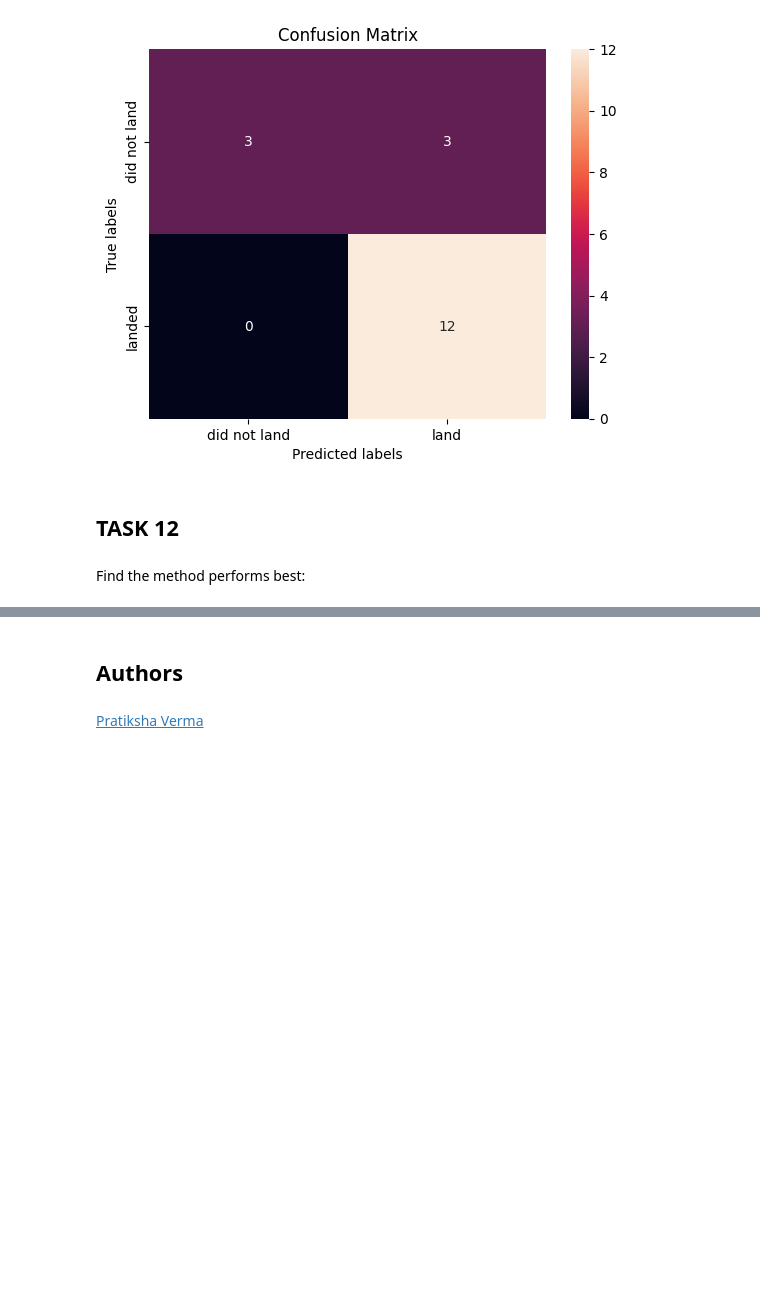
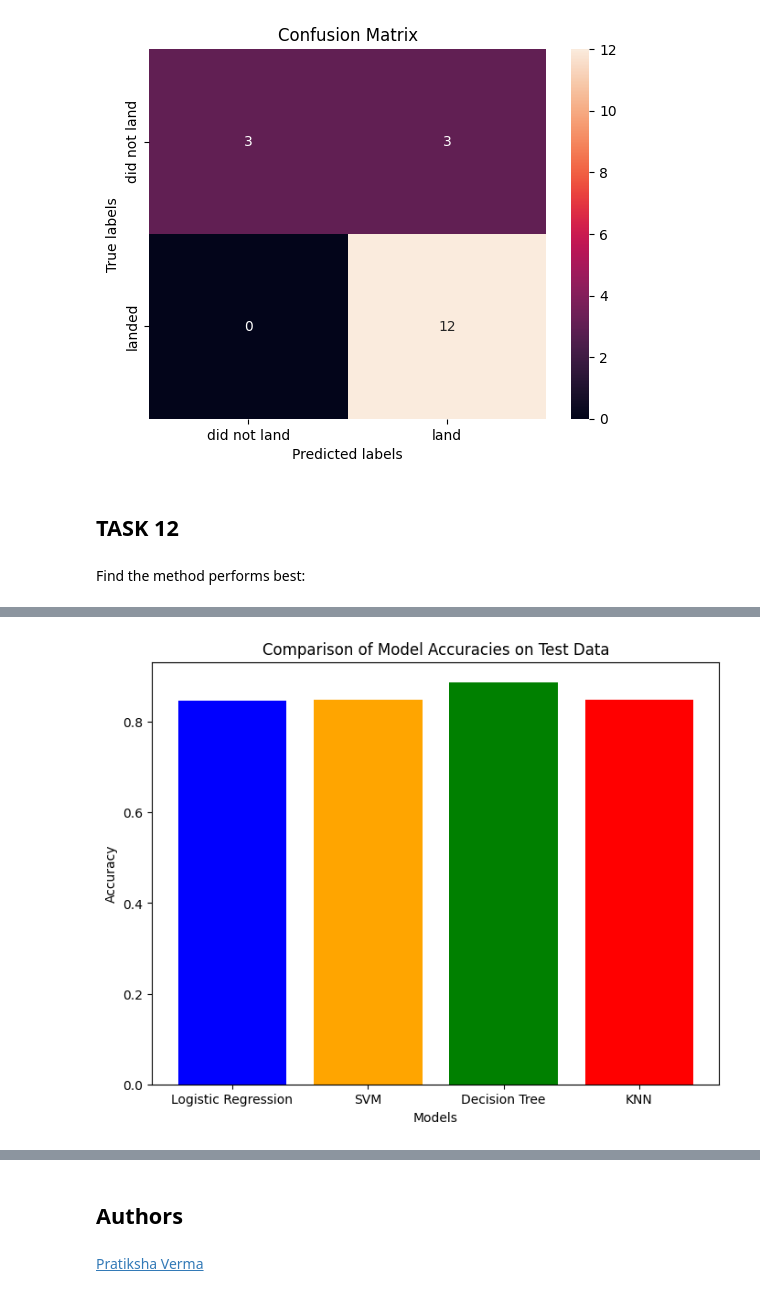
Before and after one commit to Kokniox/SpaceX-Falcon-9, a Jupyter notebook: SpaceX_Machine Learning Prediction_Part_5.ipynb, the cells around one changed output, grey strips where cells are left out. Saved outputs shown, nothing was run; the diff lists cells and outputs as text; code cells hidden in the pictures; blank space fills up the shorter version.

```diff
--- a/SpaceX_Machine Learning Prediction_Part_5.ipynb
+++ b/SpaceX_Machine Learning Prediction_Part_5.ipynb
@@ -373,0 +406,24 @@ all algorithms show same performans
+# %%
+import matplotlib.pyplot as plt
+
+# Define the accuracy values for each model
+accuracies = {
+    'Logistic Regression': logistic_regression_accuracy,
+    'SVM': svm_accuracy,
+    'Decision Tree': decision_tree_accuracy,
+    'KNN': knn_accuracy
+}
+
+# Create a bar chart
+plt.figure(figsize=(8, 6))
+plt.bar(accuracies.keys(), accuracies.values(), color=['blue', 'orange', 'green', 'red'])
+
+# Add labels and title
+plt.xlabel('Models')
+plt.ylabel('Accuracy')
+plt.title('Comparison of Model Accuracies on Test Data')
+
+# Display the chart
+plt.show()
+# %% [output]
+[figure, added]
```
Also changed, not shown: parts of 6 cells of this notebook.
